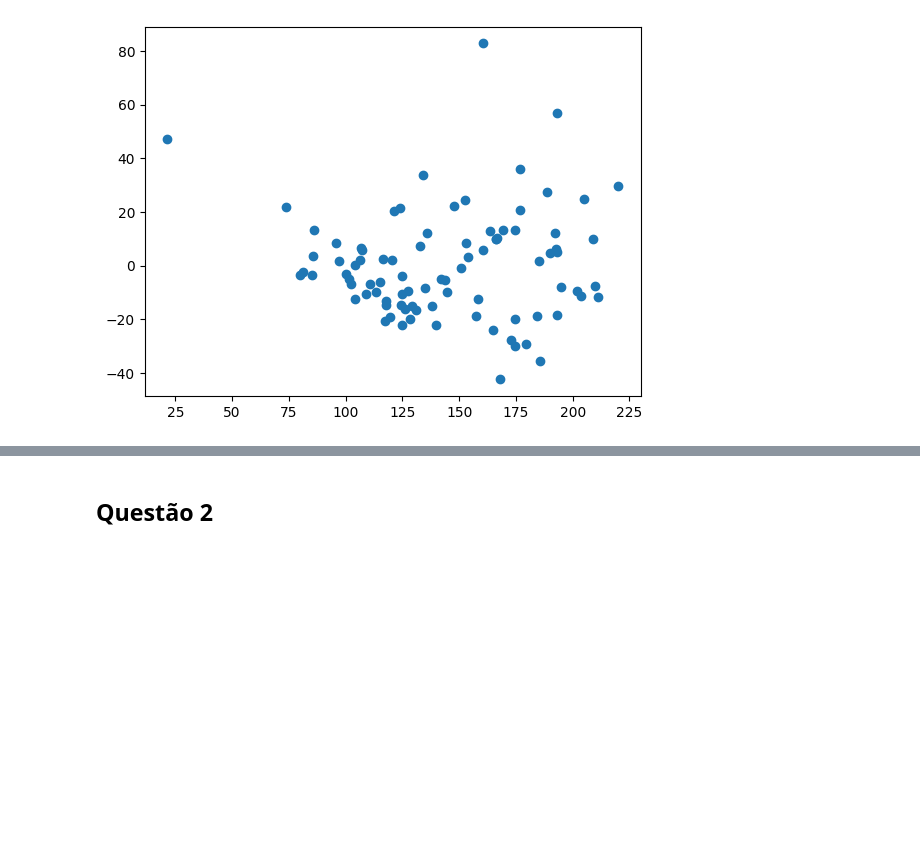
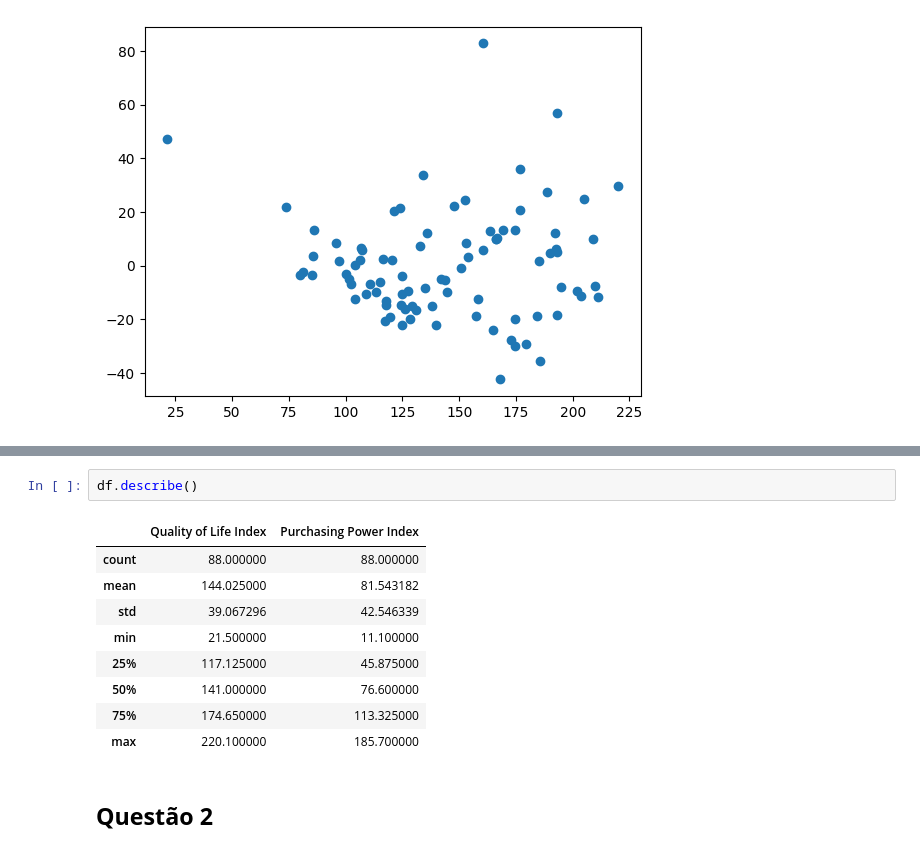
Before and after one commit to lsjesus/feadev_caseps, a Jupyter notebook: Case Avançado.ipynb, the cells around one changed output, grey strips where cells are left out. Drawn from its saved outputs; the diff is of its cells as text; blank space fills up the shorter version.

```diff
--- a/Case Avançado.ipynb
+++ b/Case Avançado.ipynb
@@ -186,3 +198,15 @@ plt.scatter(x,residuos)
+# %%
+df.describe()
+# %% [output]
+|  | Quality of Life Index | Purchasing Power Index |
+| count | 88.000000 | 88.000000 |
+| mean | 144.025000 | 81.543182 |
+| std | 39.067296 | 42.546339 |
+| min | 21.500000 | 11.100000 |
+| 25% | 117.125000 | 45.875000 |
+| 50% | 141.000000 | 76.600000 |
+| 75% | 174.650000 | 113.325000 |
+| max | 220.100000 | 185.700000 |
 # %% [markdown]
 ## **Questão 2**
 # %% [markdown]
```
Also changed, not shown: parts of 13 cells of this notebook, 1 other file.
